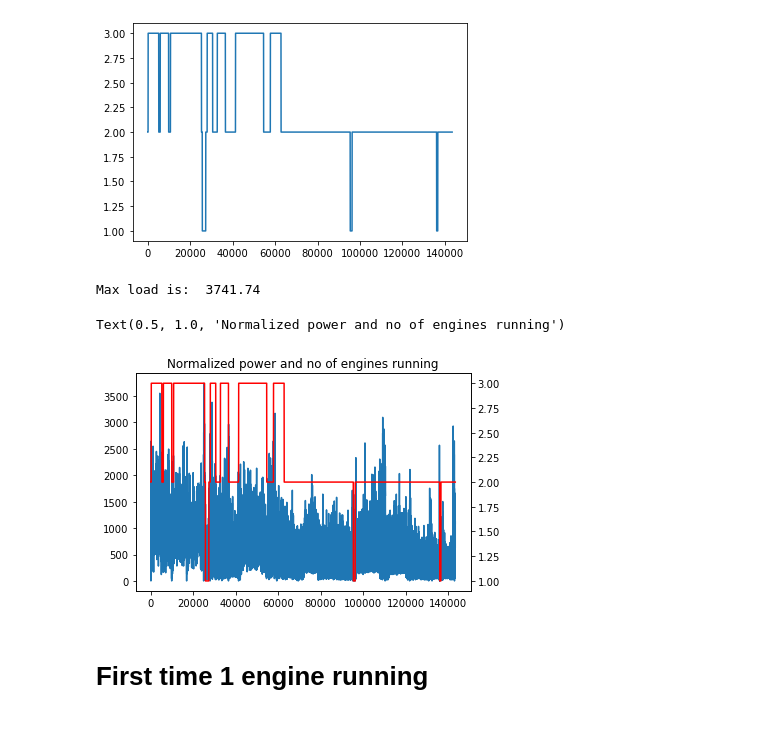
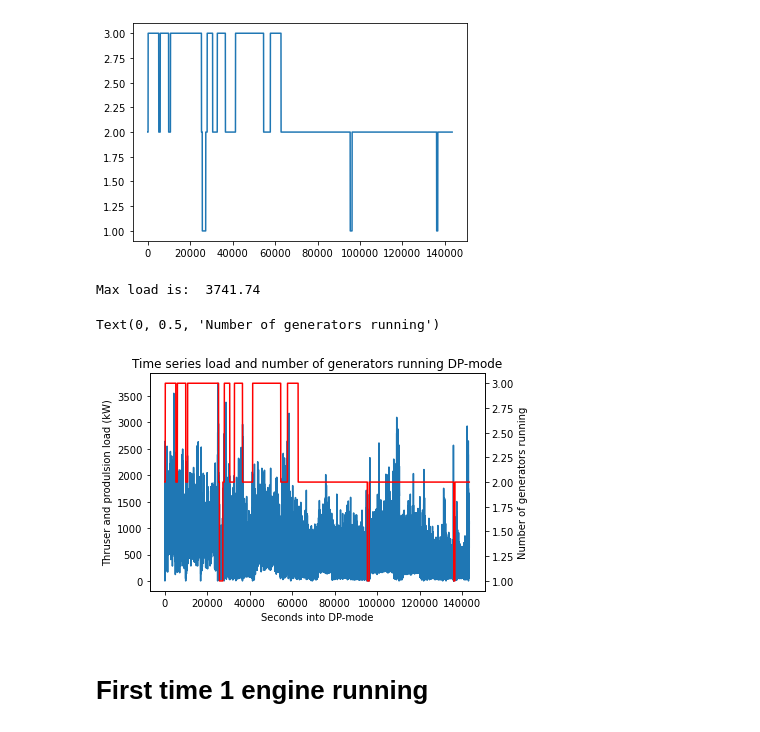
Before and after one commit to andreasdyve/EquinorProject, a Jupyter notebook: python notebooks/OP100_KASPERLOOKINGFORSPINNINGRESERVE.ipynb, the cells around one changed output. Saved outputs shown, nothing was run; the diff lists cells and outputs as text; code cells hidden in the pictures.

```diff
--- a/python notebooks/OP100_KASPERLOOKINGFORSPINNINGRESERVE.ipynb
+++ b/python notebooks/OP100_KASPERLOOKINGFORSPINNINGRESERVE.ipynb
@@ -34,24 +34,26 @@ display(df)
 # %%
 x = df['secs']
 ynum = df['numberOfMdoEnginesRunning']
 yload = df['thrusterAndPropulsion']
 
 #yload = (df['thrusterAndPropulsion'] - df['thrusterAndPropulsion'].min()) / (df['thrusterAndPropulsion'].max() - df['thrusterAndPropulsion'].min())
 
 print('Max load is: ', df['thrusterAndPropulsion'].max())
 
 fig, ax1 = plt.subplots()
 
 ax2 = ax1.twinx()
 
 ax1.plot(x,yload)
 ax2.plot(x,ynum, color = 'r')
-plt.title('Normalized power and no of engines running')
-ax1.set_ylabel()
+plt.title('Time series load and number of generators running DP-mode')
+ax1.set_ylabel('Thruser and produlsion load (kW)')
+ax1.set_xlabel('Seconds into DP-mode')
+ax2.set_ylabel('Number of generators running')
 # %% [output]
 Max load is:  3741.74
-Text(0.5, 1.0, 'Normalized power and no of engines running')
+Text(0, 0.5, 'Number of generators running')
-[figure, old version]
+[figure, new version]
 # %% [markdown]
 # First time 1 engine running
 # %%
```
Also changed, not shown: parts of 3 cells of this notebook.
